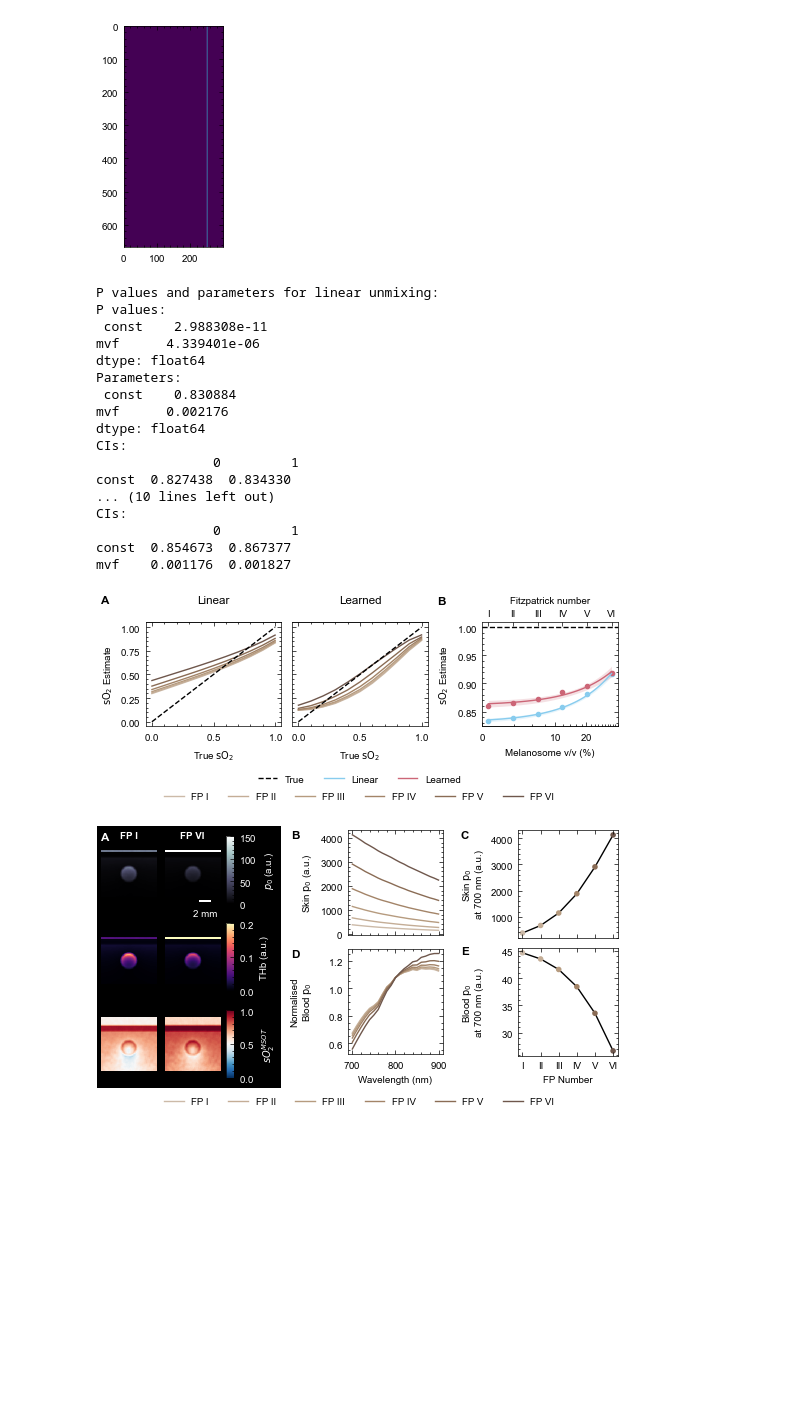
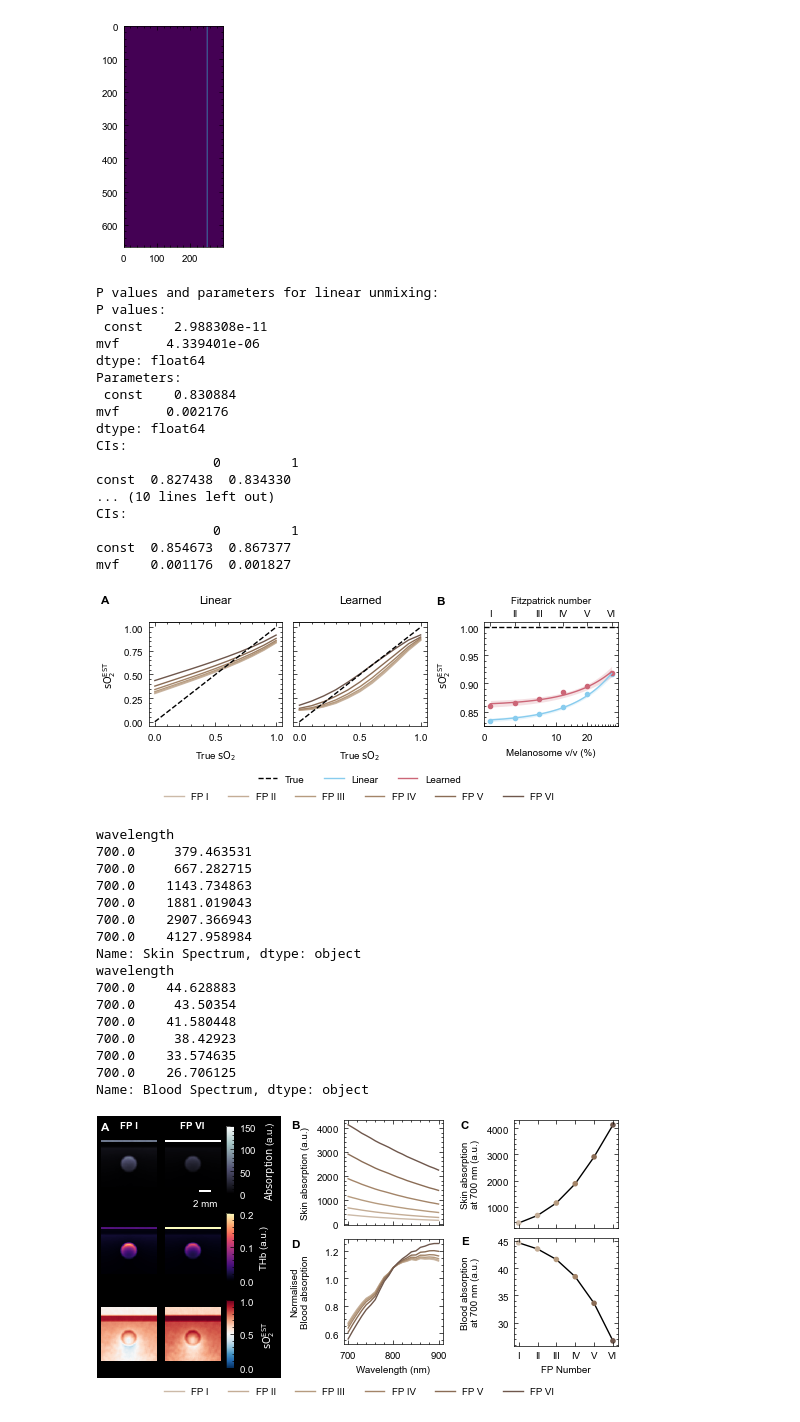
Before and after one commit to BohndiekLab/melanin-phantom-simulation-paper, a Jupyter notebook: simulations/05_visualise_optical_acuity.ipynb, the cells around one changed output. Drawn from its saved outputs; the diff is of its cells as text; code cells hidden in the pictures; blank space fills up the shorter version.

```diff
--- a/simulations/05_visualise_optical_acuity.ipynb
+++ b/simulations/05_visualise_optical_acuity.ipynb
@@ -172,7 +172,7 @@ sax2 = ax2.secondary_xaxis("top")
 sax2.set_xlabel("Learned", fontsize="large")
 sax2.set_ticks([], [])
 
-ax1.set_ylabel(r"$\mathrm{sO_2}$ Estimate")
+ax1.set_ylabel(r"$\mathrm{sO_2^{EST}}$")
 ax1.set_xlabel(r"True $\mathrm{sO_2}$")
 ax2.set_xlabel(r"True $\mathrm{sO_2}$")
 
@@ -241,7 +241,7 @@ l3, h3 = ax3.get_legend_handles_labels()
 l2, h2 = ax2.get_legend_handles_labels()
 fig.legend(
     l3, h3, frameon=False, ncol=3, loc="upper center", bbox_to_anchor=(0.5, 0)
-)  # , title=r"$\mathrm{sO_2}$ Estimate")
+)  # , title=r"$\mathrm{sO_2^{EST}}$")
 
 fp_legend_name = "Fitzpatrick Type"
 fig.legend(
@@ -251,7 +251,7 @@ fig.legend(
 
 ax3.set_xlabel("Fitzpatrick number")
 ax3.xaxis.set_label_position("top")
-ax3.set_ylabel(r"$\mathrm{sO_2}$ Estimate")
+ax3.set_ylabel(r"$\mathrm{sO_2^{EST}}$")
 
 plt.setp(ax2.yaxis.get_ticklabels(), visible=False)
 
@@ -287,7 +287,7 @@ CIs:
                0         1
 const  0.854673  0.867377
 mvf    0.001176  0.001827
-[figure, old version]
+[figure, new version]
 # %%
 def fix_clims(ims, lower=None, upper=None):
     min_c = np.inf
@@ -315,7 +317,7 @@ log = False
 
 fig = plt.figure(figsize=(5.25, 1.5 * 5.25 / 3))
 subfiga, subfigb = fig.subfigures(1, 2, width_ratios=(1.1, 2))
-metric_name = "$p_0$"
+metric_name = "Absorption"
 output_name = "p0"
 subsubfiga, subsubfigb = subfigb.subfigures(1, 2)
 rgb = reflectance_data["rgbs"]
@@ -344,8 +346,8 @@ for fp, d in df_high.iterrows():
     ax2.plot(d["wavelength"], blood_spectrum, c=rgbs[max(fp - 1, 0)])
 
 ax2.sharex(ax1)
-ax1.set_ylabel(r"Skin $\mathrm{p_0}$ (a.u.)")
-ax2.set_ylabel("Normalised\nBlood $\\mathrm{p_0}$")
+ax1.set_ylabel(r"Skin absorption (a.u.)")
+ax2.set_ylabel("Normalised\nBlood absorption")
 ax2.set_xlabel("Wavelength (nm)")
 
 ax1.tick_params(labelbottom=False)
@@ -363,20 +365,22 @@ fp_colour = wl_plot["fp"].copy()
 fp_colour[fp_colour < 1] = 1
 ax3.scatter(wl_plot[x_axis], wl_plot["Skin Spectrum"], c=rgb[fp_colour - 1])
 
+print(wl_plot["Skin Spectrum"])
+
 # print("\n".join([f"FP: {fp}, skin value: {s}" for fp, s in zip(wl_plot["fp"], wl_plot["Skin Spectrum"])]))
 
 ax4.plot(wl_plot[x_axis], wl_plot["Blood Spectrum"], c="k", zorder=-100)
 # print("\n".join([f"FP: {fp}, blood value: {s}" for fp, s in zip(wl_plot["fp"], wl_plot["Blood Spectrum"])]))
 ax4.scatter(wl_plot[x_axis], wl_plot["Blood Spectrum"], c=rgb[fp_colour - 1])
-
+print(wl_plot["Blood Spectrum"])
 fp = ["I", "II", "III", "IV", "V", "VI"]
 ax3.set_xticks(range(1, 7), fp)
 ax4.set_xticks(range(1, 7), fp)
 ax4.set_xlabel("FP Number")
 
 ax3.tick_params(labelbottom=False)
-ax3.set_ylabel("Skin $\\mathrm{p_0}$\nat 700 nm (a.u.)")
-ax4.set_ylabel("Blood $\\mathrm{p_0}$\nat 700 nm (a.u.)")
+ax3.set_ylabel("Skin absorption\nat 700 nm (a.u.)")
+ax4.set_ylabel("Blood absorption\nat 700 nm (a.u.)")
 
 # Left plots:
 
@@ -392,8 +396,8 @@ fps = ["I", "II", "III", "IV", "V", "VI"]
 
 overlay_image = [
     None,
-    r"$\mathbf{log(THb)}$" if log else r"$\mathbf{THb}$",
-    r"$\mathbf{sO_2^{MSOT}}$",
+    r"$\mathrm{log(THb)}$" if log else r"$\mathrm{THb}$",
+    r"$\mathrm{sO_2^{EST}}$",
 ]
 
 ims = []
@@ -438,7 +442,7 @@ for i in range(n_samples):
     ims_thb.append(im_thb)
     if i == 0:
         cbar = plt.colorbar(im_thb, ax=im_grid[1], aspect=8)
-        cbar.set_label(r"$\log(THb)$ (a.u.)" if log else "THb (a.u.)", color="w")
+        cbar.set_label(r"$\mathrm{\log(THb)}$ (a.u.)" if log else "THb (a.u.)", color="w")
         cbar.ax.tick_params(labelcolor="w")
         cbars.append(cbar)
 
@@ -452,11 +456,11 @@ for i in range(n_samples):
     ims_so2.append(im_so2)
     if i == 0:
         cbar = plt.colorbar(im_so2, ax=im_grid[2], aspect=8)
-        cbar.set_label("$sO_2^{MSOT}$", color="w")
+        cbar.set_label("$\mathrm{sO_2^{EST}}$", color="w")
         cbar.ax.tick_params(labelcolor="w")
         cbars.append(cbar)
         cbar = plt.colorbar(im, ax=im_grid[0], aspect=8)
-        cbar.set_label(r"$\log(p_0)$\n(a.u.)" if log else r"$p_0$ (a.u.)", color="w")
+        cbar.set_label(r"$\mathrm{\log(p_0)}$\n(a.u.)" if log else r"$\mathrm{Absorption}$ (a.u.)", color="w")
         cbar.ax.tick_params(labelcolor="w")
         cbars.append(cbar)
         scalebar = ScaleBar(
@@ -503,31 +507,47 @@ label.set_color("w")
 add_axis_label(ax1, "B")
 add_axis_label(ax3, "C")
 add_axis_label(ax2, "D")
 add_axis_label(ax4, "E")
 subsubfiga.align_labels()
 subsubfigb.align_labels()
 subfiga.align_labels()
 subfigb.align_labels()
 fig.align_labels()
 
 ax3.set_xticks([], [], minor=True)
 ax4.set_xticks([], [], minor=True)
 
 subfiga.set_facecolor("k")
 
 for i in range(1, len(cbars)):
     fig._align_label_groups["y"].join(cbars[0].ax, cbars[i].ax)
 
 fig.legend(
     *ax1.get_legend_handles_labels(),
     loc="upper center",
     bbox_to_anchor=(0.5, 0),
     ncols=6,
 )
 
 plt.savefig(f"../figures/sim_figure_{output_name}_SKINMODEL.png", dpi=300)
 plt.savefig(f"../figures/sim_figure_{output_name}_SKINMODEL.pdf", dpi=300)
 plt.savefig(f"../figures/figure_001.pdf", dpi=300)
 plt.show()
 # %% [output]
+wavelength
+700.0     379.463531
+700.0     667.282715
+700.0    1143.734863
+700.0    1881.019043
+700.0    2907.366943
+700.0    4127.958984
+Name: Skin Spectrum, dtype: object
+wavelength
+700.0    44.628883
+700.0     43.50354
+700.0    41.580448
+700.0     38.42923
+700.0    33.574635
+700.0    26.706125
+Name: Blood Spectrum, dtype: object
-[figure, old version]
+[figure, new version]
```
Also changed, not shown: parts of 1 cell of this notebook, 48 other files.
